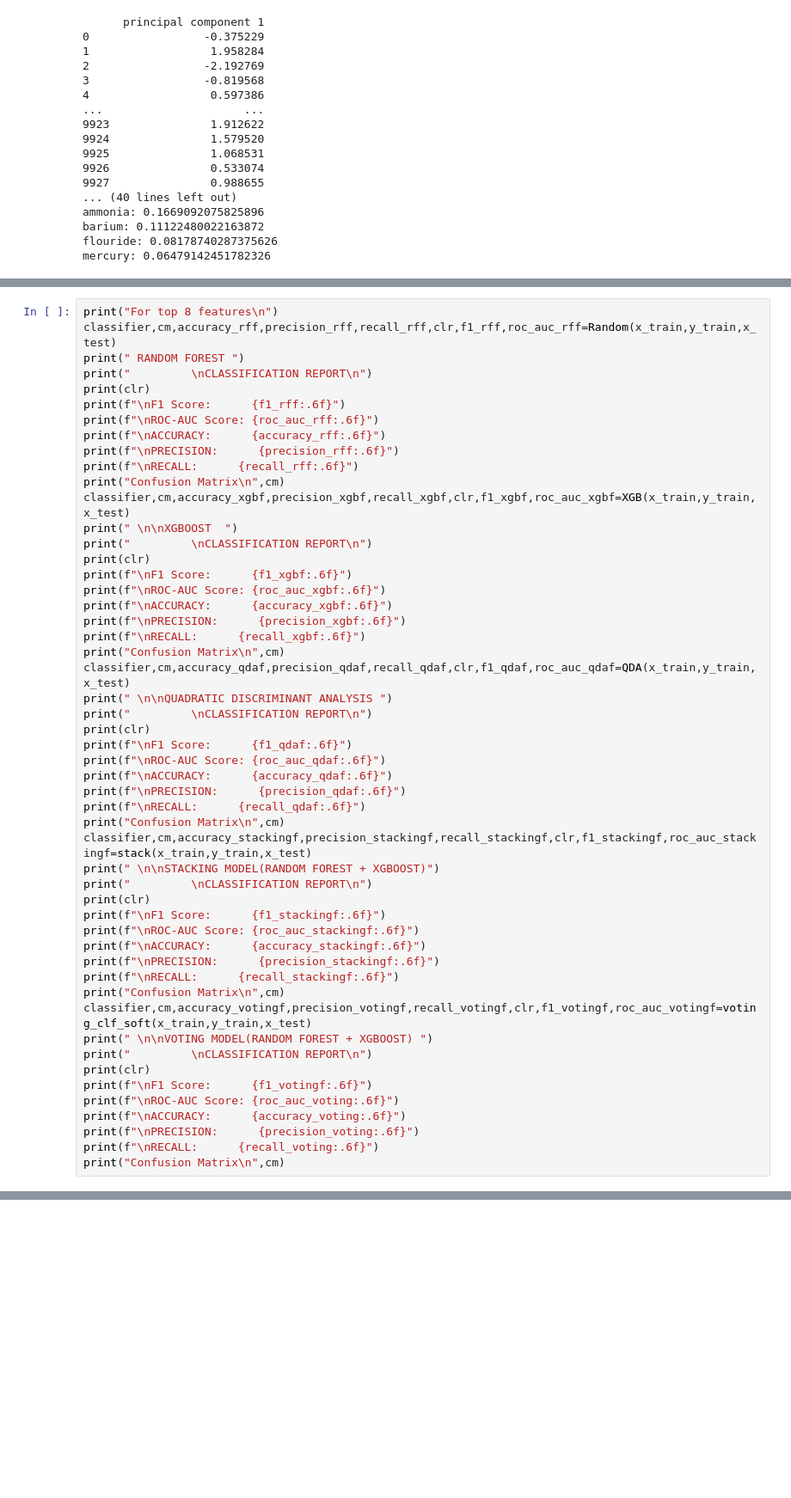
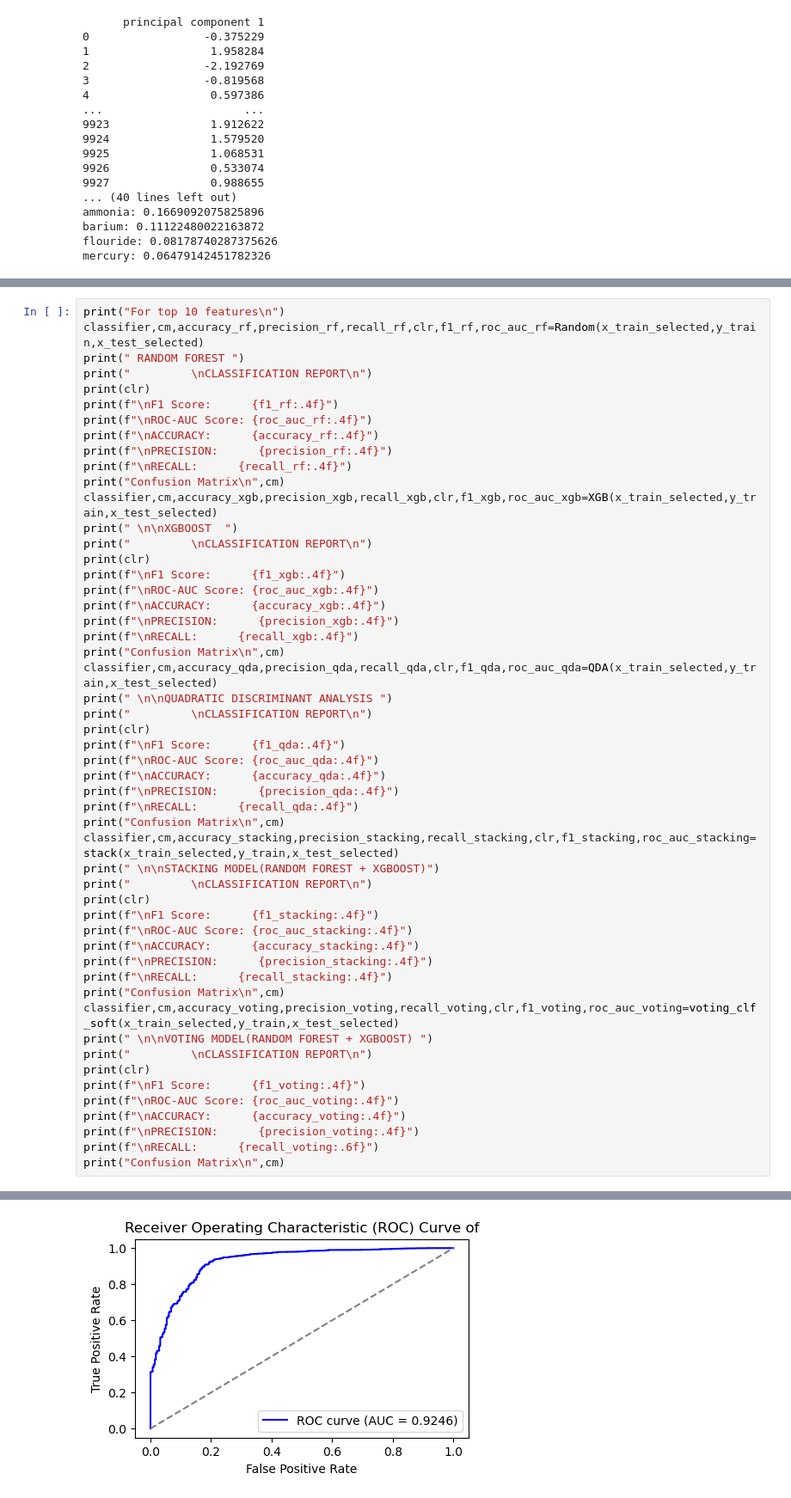
Before and after one commit to Roselinstanley/ML-Project, a Jupyter notebook: Finalproject-Copy1.ipynb, the cells around one changed output, grey strips where cells are left out. Shown at 86% size. Saved outputs shown, nothing was run; the diff lists cells and outputs as text; blank space fills up the shorter version.

```diff
--- a/Finalproject-Copy1.ipynb
+++ b/Finalproject-Copy1.ipynb
@@ -442,53 +577,53 @@ Confusion Matrix
 # %%
-print("For top 8 features\n")
-classifier,cm,accuracy_rff,precision_rff,recall_rff,clr,f1_rff,roc_auc_rff=Random(x_train,y_train,x_test)
+print("For top 10 features\n")
+classifier,cm,accuracy_rf,precision_rf,recall_rf,clr,f1_rf,roc_auc_rf=Random(x_train_selected,y_train,x_test_selected)
 print(" RANDOM FOREST ")
 print("         \nCLASSIFICATION REPORT\n")
 print(clr)
-print(f"\nF1 Score:      {f1_rff:.6f}")
-print(f"\nROC-AUC Score: {roc_auc_rff:.6f}")
-print(f"\nACCURACY:      {accuracy_rff:.6f}")
-print(f"\nPRECISION:      {precision_rff:.6f}")
-print(f"\nRECALL:      {recall_rff:.6f}")
+print(f"\nF1 Score:      {f1_rf:.4f}")
+print(f"\nROC-AUC Score: {roc_auc_rf:.4f}")
+print(f"\nACCURACY:      {accuracy_rf:.4f}")
+print(f"\nPRECISION:      {precision_rf:.4f}")
+print(f"\nRECALL:      {recall_rf:.4f}")
 print("Confusion Matrix\n",cm)
-classifier,cm,accuracy_xgbf,precision_xgbf,recall_xgbf,clr,f1_xgbf,roc_auc_xgbf=XGB(x_train,y_train,x_test)
+classifier,cm,accuracy_xgb,precision_xgb,recall_xgb,clr,f1_xgb,roc_auc_xgb=XGB(x_train_selected,y_train,x_test_selected)
 print(" \n\nXGBOOST  ")
 print("         \nCLASSIFICATION REPORT\n")
 print(clr)
-print(f"\nF1 Score:      {f1_xgbf:.6f}")
-print(f"\nROC-AUC Score: {roc_auc_xgbf:.6f}")
-print(f"\nACCURACY:      {accuracy_xgbf:.6f}")
-print(f"\nPRECISION:      {precision_xgbf:.6f}")
-print(f"\nRECALL:      {recall_xgbf:.6f}")
+print(f"\nF1 Score:      {f1_xgb:.4f}")
+print(f"\nROC-AUC Score: {roc_auc_xgb:.4f}")
+print(f"\nACCURACY:      {accuracy_xgb:.4f}")
+print(f"\nPRECISION:      {precision_xgb:.4f}")
+print(f"\nRECALL:      {recall_xgb:.4f}")
 print("Confusion Matrix\n",cm)
-classifier,cm,accuracy_qdaf,precision_qdaf,recall_qdaf,clr,f1_qdaf,roc_auc_qdaf=QDA(x_train,y_train,x_test)
+classifier,cm,accuracy_qda,precision_qda,recall_qda,clr,f1_qda,roc_auc_qda=QDA(x_train_selected,y_train,x_test_selected)
 print(" \n\nQUADRATIC DISCRIMINANT ANALYSIS ")
 print("         \nCLASSIFICATION REPORT\n")
 print(clr)
-print(f"\nF1 Score:      {f1_qdaf:.6f}")
-print(f"\nROC-AUC Score: {roc_auc_qdaf:.6f}")
-print(f"\nACCURACY:      {accuracy_qdaf:.6f}")
-print(f"\nPRECISION:      {precision_qdaf:.6f}")
-print(f"\nRECALL:      {recall_qdaf:.6f}")
+print(f"\nF1 Score:      {f1_qda:.4f}")
+print(f"\nROC-AUC Score: {roc_auc_qda:.4f}")
+print(f"\nACCURACY:      {accuracy_qda:.4f}")
+print(f"\nPRECISION:      {precision_qda:.4f}")
+print(f"\nRECALL:      {recall_qda:.4f}")
 print("Confusion Matrix\n",cm)
-classifier,cm,accuracy_stackingf,precision_stackingf,recall_stackingf,clr,f1_stackingf,roc_auc_stackingf=stack(x_train,y_train,x_test)
+classifier,cm,accuracy_stacking,precision_stacking,recall_stacking,clr,f1_stacking,roc_auc_stacking=stack(x_train_selected,y_train,x_test_selected)
 print(" \n\nSTACKING MODEL(RANDOM FOREST + XGBOOST)")
 print("         \nCLASSIFICATION REPORT\n")
 print(clr)
-print(f"\nF1 Score:      {f1_stackingf:.6f}")
-print(f"\nROC-AUC Score: {roc_auc_stackingf:.6f}")
-print(f"\nACCURACY:      {accuracy_stackingf:.6f}")
-print(f"\nPRECISION:      {precision_stackingf:.6f}")
-print(f"\nRECALL:      {recall_stackingf:.6f}")
+print(f"\nF1 Score:      {f1_stacking:.4f}")
+print(f"\nROC-AUC Score: {roc_auc_stacking:.4f}")
+print(f"\nACCURACY:      {accuracy_stacking:.4f}")
+print(f"\nPRECISION:      {precision_stacking:.4f}")
+print(f"\nRECALL:      {recall_stacking:.4f}")
 print("Confusion Matrix\n",cm)
-classifier,cm,accuracy_votingf,precision_votingf,recall_votingf,clr,f1_votingf,roc_auc_votingf=voting_clf_soft(x_train,y_train,x_test)
+classifier,cm,accuracy_voting,precision_voting,recall_voting,clr,f1_voting,roc_auc_voting=voting_clf_soft(x_train_selected,y_train,x_test_selected)
 print(" \n\nVOTING MODEL(RANDOM FOREST + XGBOOST) ")
 print("         \nCLASSIFICATION REPORT\n")
 print(clr)
-print(f"\nF1 Score:      {f1_votingf:.6f}")
-print(f"\nROC-AUC Score: {roc_auc_voting:.6f}")
-print(f"\nACCURACY:      {accuracy_voting:.6f}")
-print(f"\nPRECISION:      {precision_voting:.6f}")
+print(f"\nF1 Score:      {f1_voting:.4f}")
+print(f"\nROC-AUC Score: {roc_auc_voting:.4f}")
+print(f"\nACCURACY:      {accuracy_voting:.4f}")
+print(f"\nPRECISION:      {precision_voting:.4f}")
 print(f"\nRECALL:      {recall_voting:.6f}")
 print("Confusion Matrix\n",cm)
 # %% [output]
@@ -511,0 +633 @@ Confusion Matrix
+[figure, added]
```
Also changed, not shown: parts of 14 cells of this notebook.
